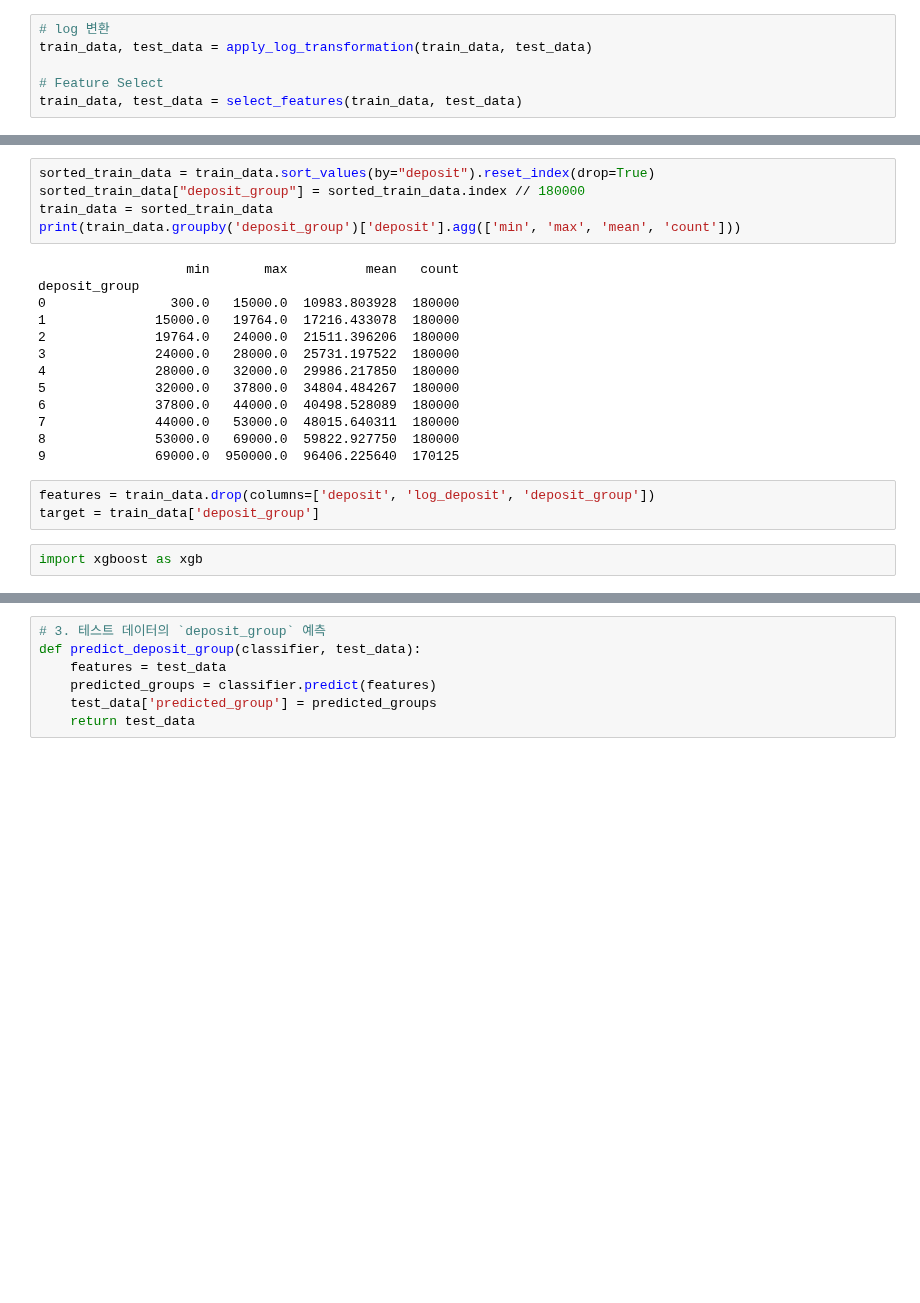
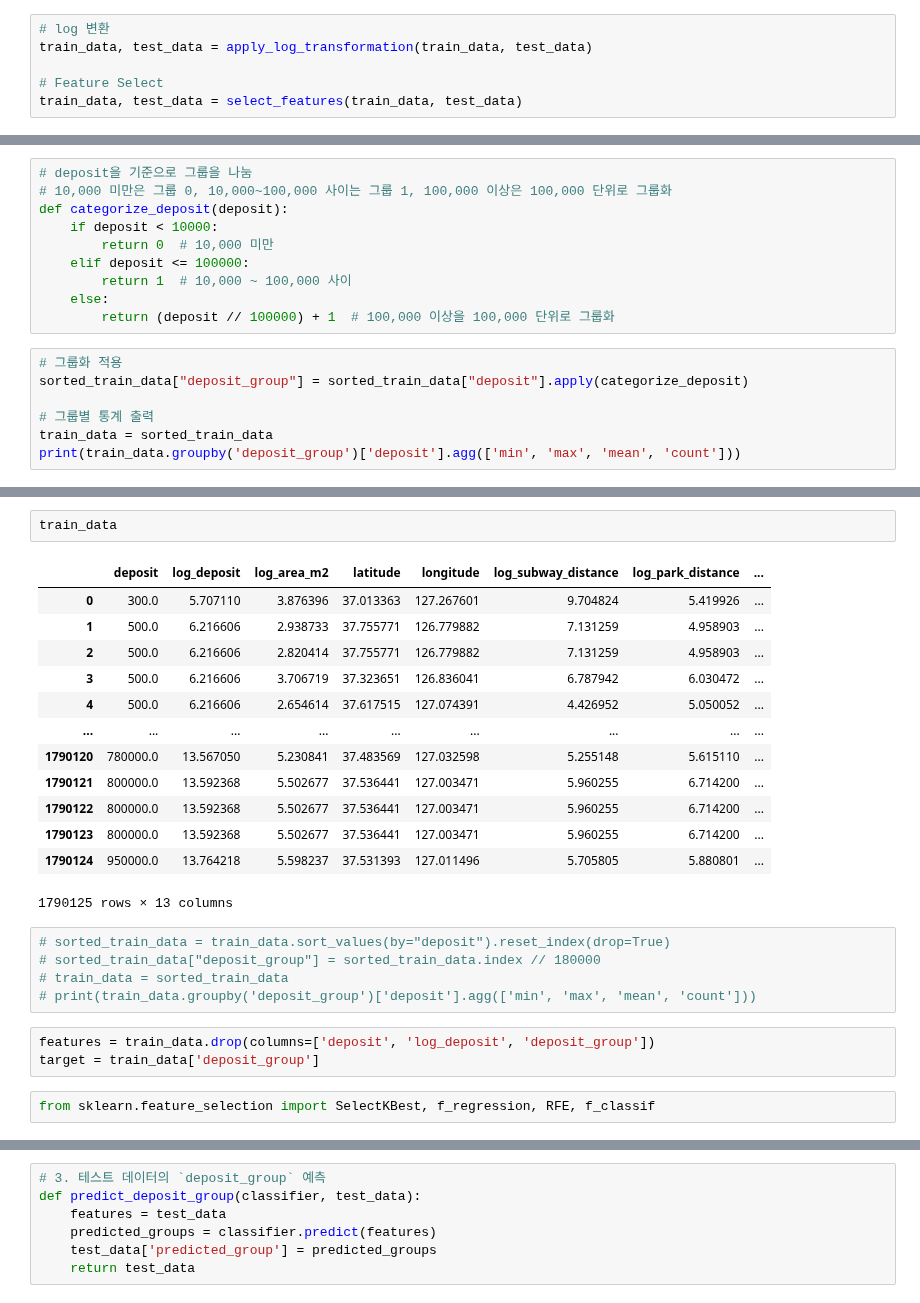
Before and after one commit to boostcampaitech7/level2-competitiveds-recsys-03, a Jupyter notebook: deposit.ipynb, the cells around one changed output, grey strips where cells are left out. Cells and saved outputs as stored; diff of their text form; blank space fills up the shorter version.

```diff
--- a/heeeesu.ipynb
+++ b/deposit.ipynb
@@ -79,0 +117,17 @@ train_data, test_data = select_features(train_data, test_data)
+# %%
+# deposit을 기준으로 그룹을 나눔
+# 10,000 미만은 그룹 0, 10,000~100,000 사이는 그룹 1, 100,000 이상은 100,000 단위로 그룹화
+def categorize_deposit(deposit):
+    if deposit < 10000:
+        return 0  # 10,000 미만
+    elif deposit <= 100000:
+        return 1  # 10,000 ~ 100,000 사이
+    else:
+        return (deposit // 100000) + 1  # 100,000 이상을 100,000 단위로 그룹화
+# %%
+# 그룹화 적용
+sorted_train_data["deposit_group"] = sorted_train_data["deposit"].apply(categorize_deposit)
+
+# 그룹별 통계 출력
+train_data = sorted_train_data
+print(train_data.groupby('deposit_group')['deposit'].agg(['min', 'max', 'mean', 'count']))
@@ -80,23 +148,26 @@ train_data, test_data = select_features(train_data, test_data)
+# %%
+train_data
+# %% [output]
+|  | deposit | log_deposit | log_area_m2 | latitude | longitude | log_subway_distance | log_park_distance | ... |
+| 0 | 300.0 | 5.707110 | 3.876396 | 37.013363 | 127.267601 | 9.704824 | 5.419926 | ... |
+| 1 | 500.0 | 6.216606 | 2.938733 | 37.755771 | 126.779882 | 7.131259 | 4.958903 | ... |
+| 2 | 500.0 | 6.216606 | 2.820414 | 37.755771 | 126.779882 | 7.131259 | 4.958903 | ... |
+| 3 | 500.0 | 6.216606 | 3.706719 | 37.323651 | 126.836041 | 6.787942 | 6.030472 | ... |
+| 4 | 500.0 | 6.216606 | 2.654614 | 37.617515 | 127.074391 | 4.426952 | 5.050052 | ... |
+| ... | ... | ... | ... | ... | ... | ... | ... | ... |
+| 1790120 | 780000.0 | 13.567050 | 5.230841 | 37.483569 | 127.032598 | 5.255148 | 5.615110 | ... |
+| 1790121 | 800000.0 | 13.592368 | 5.502677 | 37.536441 | 127.003471 | 5.960255 | 6.714200 | ... |
+| 1790122 | 800000.0 | 13.592368 | 5.502677 | 37.536441 | 127.003471 | 5.960255 | 6.714200 | ... |
+| 1790123 | 800000.0 | 13.592368 | 5.502677 | 37.536441 | 127.003471 | 5.960255 | 6.714200 | ... |
+| 1790124 | 950000.0 | 13.764218 | 5.598237 | 37.531393 | 127.011496 | 5.705805 | 5.880801 | ... |
+1790125 rows × 13 columns
 # %%
-sorted_train_data = train_data.sort_values(by="deposit").reset_index(drop=True)
-sorted_train_data["deposit_group"] = sorted_train_data.index // 180000
-train_data = sorted_train_data
-print(train_data.groupby('deposit_group')['deposit'].agg(['min', 'max', 'mean', 'count']))
+# sorted_train_data = train_data.sort_values(by="deposit").reset_index(drop=True)
+# sorted_train_data["deposit_group"] = sorted_train_data.index // 180000
+# train_data = sorted_train_data
+# print(train_data.groupby('deposit_group')['deposit'].agg(['min', 'max', 'mean', 'count']))
-# %% [output]
-                   min       max          mean   count
-deposit_group
-0                300.0   15000.0  10983.803928  180000
-1              15000.0   19764.0  17216.433078  180000
-2              19764.0   24000.0  21511.396206  180000
-3              24000.0   28000.0  25731.197522  180000
-4              28000.0   32000.0  29986.217850  180000
-5              32000.0   37800.0  34804.484267  180000
-6              37800.0   44000.0  40498.528089  180000
-7              44000.0   53000.0  48015.640311  180000
-8              53000.0   69000.0  59822.927750  180000
-9              69000.0  950000.0  96406.225640  170125
 # %%
 features = train_data.drop(columns=['deposit', 'log_deposit', 'deposit_group'])
 target = train_data['deposit_group']
-# %%
-import xgboost as xgb
+# %%
+from sklearn.feature_selection import SelectKBest, f_regression, RFE, f_classif
```
Also changed, not shown: parts of 21 cells of this notebook.
